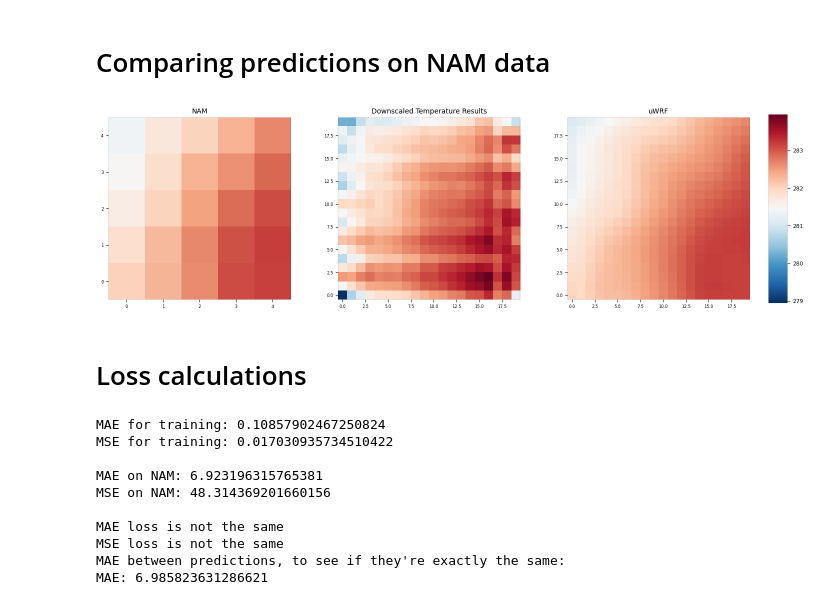
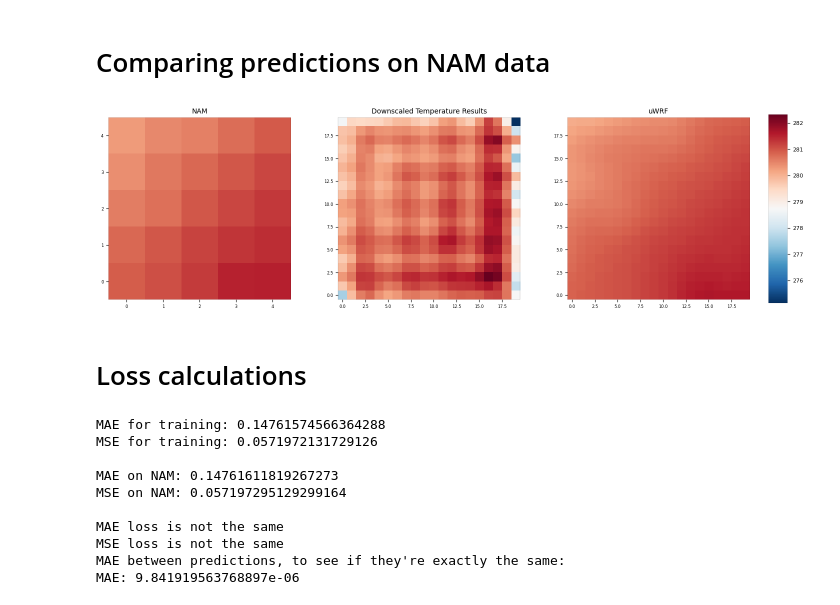
Before and after one commit to gabbyvaillant/downscaling, a Jupyter notebook: models/T2-NYC-Model.ipynb, the cells around one changed output. Cells and saved outputs as stored; diff of their text form; code cells hidden in the pictures.

```diff
--- a/models/T2-NYC-Model.ipynb
+++ b/models/T2-NYC-Model.ipynb
@@ -402,10 +417,12 @@ MAE for test set: 0.10857902467250824
 # %%
 unscaled_y_train = T2_scaler_train.inverse_transform(y_train)
 unscaled_x_train = T2_scaler_train.inverse_transform(x_train)
-ecv.plot((unscaled_x_train[2].values, unscaled_x_pred[2], unscaled_y_train[2].values),
+unscaled_y_test = T2_scaler_train.inverse_transform(y_test)
+unscaled_x_test = T2_scaler_train.inverse_transform(x_test)
+ecv.plot((unscaled_x_train[0].values, unscaled_x_pred[0], unscaled_y_train[0].values),
          share_colorbar=True, share_dynamic_range=True, subplot_titles=('NAM', 'Downscaled Temperature Results', 'uWRF'))
 # %% [output]
-[figure, old version]
+[figure, new version]
 # %% [markdown]
 # Loss calculations
 # %%
@@ -436,13 +453,13 @@ mae_for_preds = dds.losses.mae(unscaled_x_pred[0], unscaled_y_pred[0])
 print("MAE between predictions, to see if they're exactly the same:")
 print(f"MAE: {mae_for_preds}")
 # %% [output]
-MAE for training: 0.10857902467250824
-MSE for training: 0.017030935734510422
+MAE for training: 0.14761574566364288
+MSE for training: 0.0571972131729126
 
-MAE on NAM: 6.923196315765381
-MSE on NAM: 48.314369201660156
+MAE on NAM: 0.14761611819267273
+MSE on NAM: 0.057197295129299164
 
 MAE loss is not the same
 MSE loss is not the same
 MAE between predictions, to see if they're exactly the same:
-MAE: 6.985823631286621
+MAE: 9.841919563768897e-06
```
Also changed, not shown: parts of 6 cells of this notebook, 3 other files.
